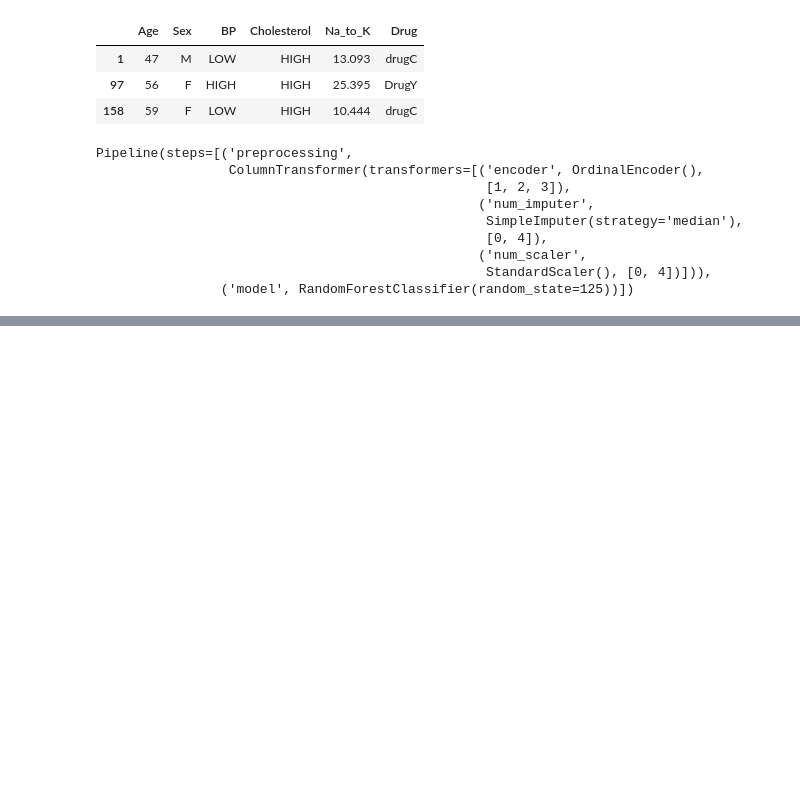
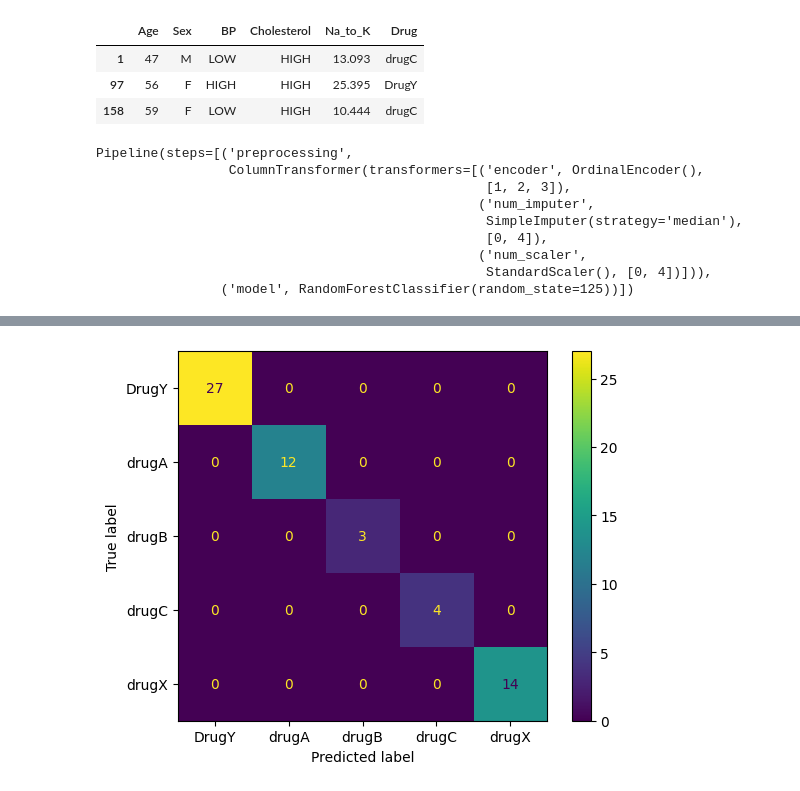
Before and after one commit to dinalarcode/mlops-tml-9425, a Jupyter notebook: notebook.ipynb, the cells around one changed output, grey strips where cells are left out. Drawn from its saved outputs; the diff is of its cells as text; code cells hidden in the pictures; blank space fills up the shorter version.

```diff
--- a/notebook.ipynb
+++ b/notebook.ipynb
@@ -61,0 +68,11 @@ print("Accuracy:", str(round(accuracy, 2) * 100) + "%", "F1:", round(f1,2))
+# %%
+#Create Confusion Matrix
+import matplotlib.pyplot as plt
+from sklearn.metrics import ConfusionMatrixDisplay, confusion_matrix
+
+cm = confusion_matrix(y_test, predictions, labels=pipe.classes_)
+disp = ConfusionMatrixDisplay(confusion_matrix=cm, display_labels=pipe.classes_)
+disp.plot()
+plt.savefig("Results/model_results.png", dpi=120)
+# %% [output]
+[figure, added]
```
Also changed, not shown: parts of 3 cells of this notebook, 4 other files.
